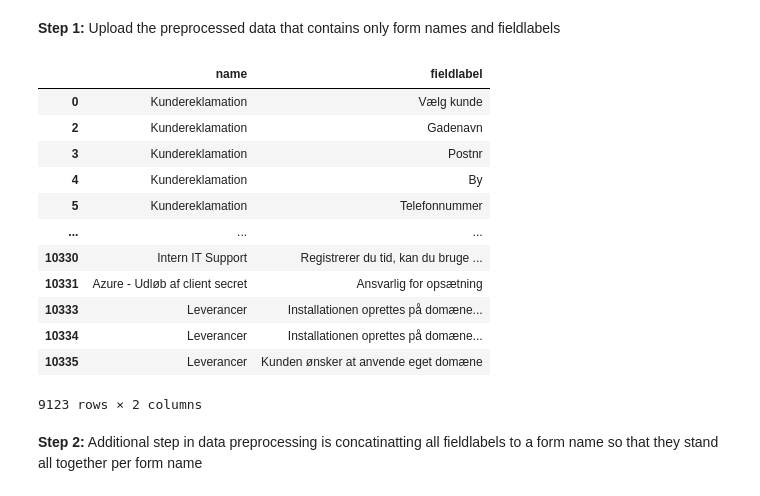
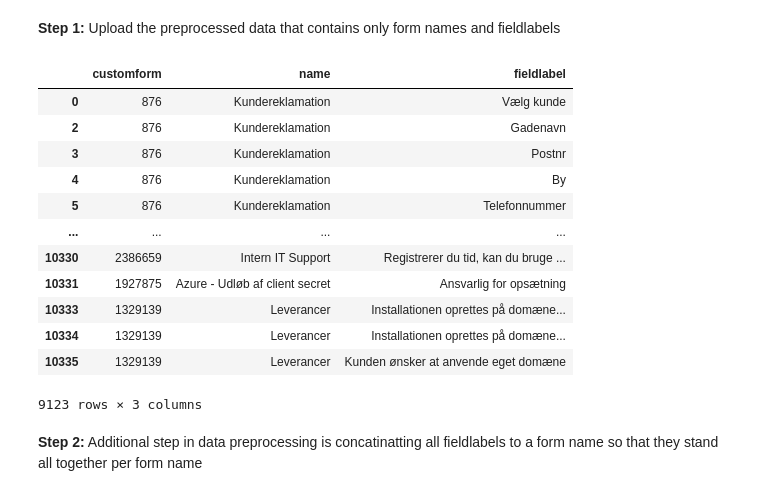
Before and after one commit to Semo0/IPWFormAi, a Jupyter notebook: app/ClusteringBachelorsFinal.ipynb, the cells around one changed output. Saved outputs shown, nothing was run; the diff lists cells and outputs as text; code cells hidden in the pictures.

```diff
--- a/app/ClusteringBachelorsFinal.ipynb
+++ b/app/ClusteringBachelorsFinal.ipynb
@@ -11,34 +11,33 @@ from sklearn.metrics import precision_score, recall_score
 # %% [markdown]
 **Step 1:** Upload the preprocessed data that contains only form names and fieldlabels
 # %%
-
 df = pd.read_csv('all_data.csv', on_bad_lines='skip')
 
 #handle blocktype(removeit).
 indices_to_drop = df[df['elementtype'] == 'block'].index
 df = df.drop(indices_to_drop)
 
 #put specialtype in place.
 for index, row in df.iterrows():
     if row['elementtype'] == 'special' and pd.isnull(row['fieldtype']):  # Check if 'elementtype' is empty
         df.at[index, 'fieldtype'] = row['specialtype']  # Assign 'specialtype' value to 'elementtype'
 
-df = df.drop(columns=['Kunde','fieldtype','customform','specialtype','elementtype', 'customname','fieldobjectid','fieldparentid','fieldparenttype','blocktype','fieldrelation','language'])
+df = df.drop(columns=['Kunde', 'fieldtype','specialtype','elementtype', 'customname','fieldobjectid','fieldparentid','fieldparenttype','blocktype','fieldrelation','language'])
 display(df)
 # %% [output]
-|  | name | fieldlabel |
-| 0 | Kundereklamation | Vælg kunde |
-| 2 | Kundereklamation | Gadenavn |
-| 3 | Kundereklamation | Postnr |
-| 4 | Kundereklamation | By |
-| 5 | Kundereklamation | Telefonnummer |
-| ... | ... | ... |
-| 10330 | Intern IT Support | Registrerer du tid, kan du bruge ... |
-| 10331 | Azure - Udløb af client secret | Ansvarlig for opsætning |
-| 10333 | Leverancer | Installationen oprettes på domæne... |
-| 10334 | Leverancer | Installationen oprettes på domæne... |
-| 10335 | Leverancer | Kunden ønsker at anvende eget domæne |
+|  | customform | name | fieldlabel |
+| 0 | 876 | Kundereklamation | Vælg kunde |
+| 2 | 876 | Kundereklamation | Gadenavn |
+| 3 | 876 | Kundereklamation | Postnr |
+| 4 | 876 | Kundereklamation | By |
+| 5 | 876 | Kundereklamation | Telefonnummer |
+| ... | ... | ... | ... |
+| 10330 | 2386659 | Intern IT Support | Registrerer du tid, kan du bruge ... |
+| 10331 | 1927875 | Azure - Udløb af client secret | Ansvarlig for opsætning |
+| 10333 | 1329139 | Leverancer | Installationen oprettes på domæne... |
+| 10334 | 1329139 | Leverancer | Installationen oprettes på domæne... |
+| 10335 | 1329139 | Leverancer | Kunden ønsker at anvende eget domæne |
-9123 rows × 2 columns
+9123 rows × 3 columns
 # %% [markdown]
 **Step 2:** Additional step in data preprocessing is concatinatting all fieldlabels to a form name so that they stand all together per form name
 # %%
```
Also changed, not shown: parts of 14 cells of this notebook.
